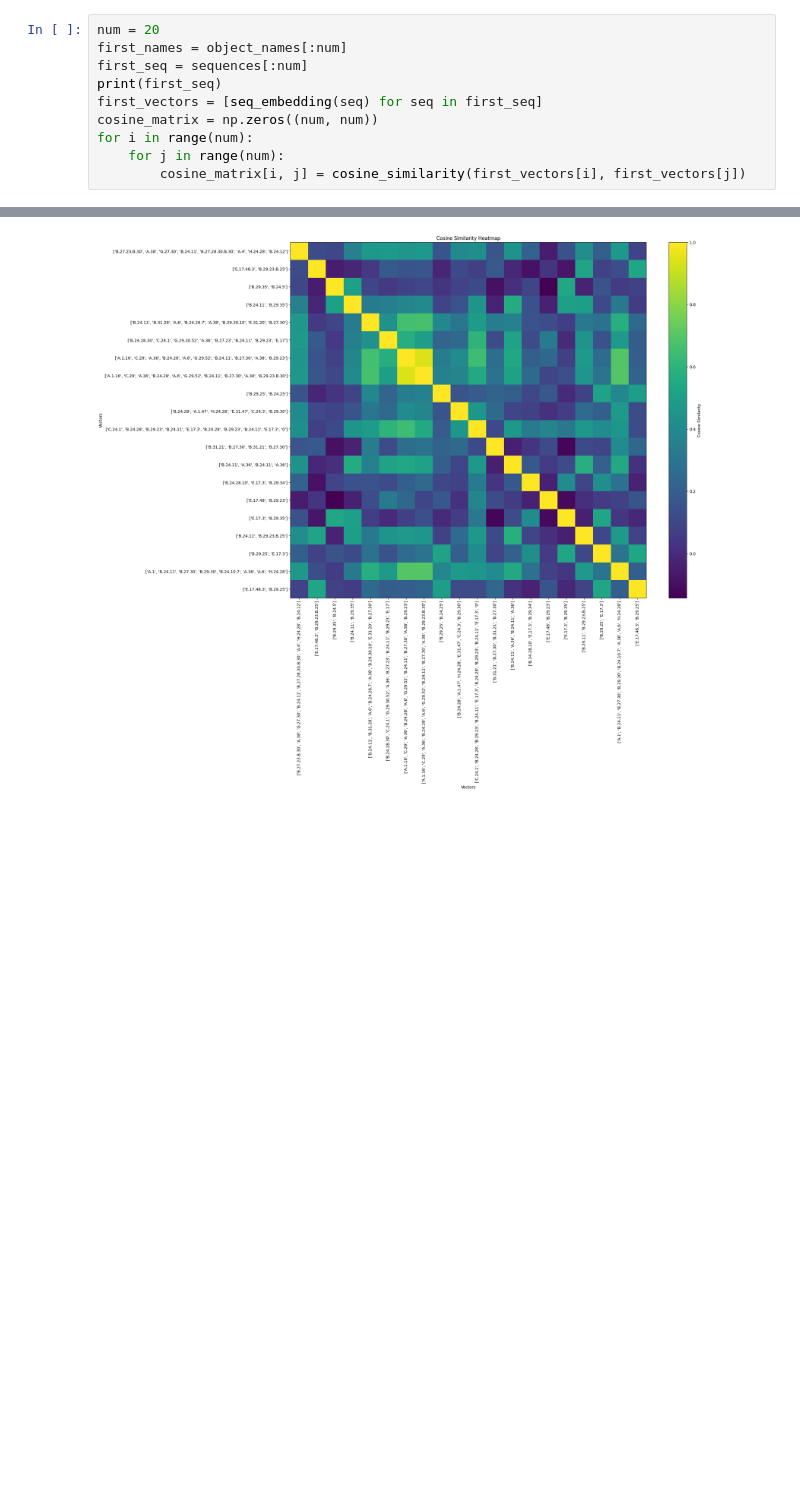
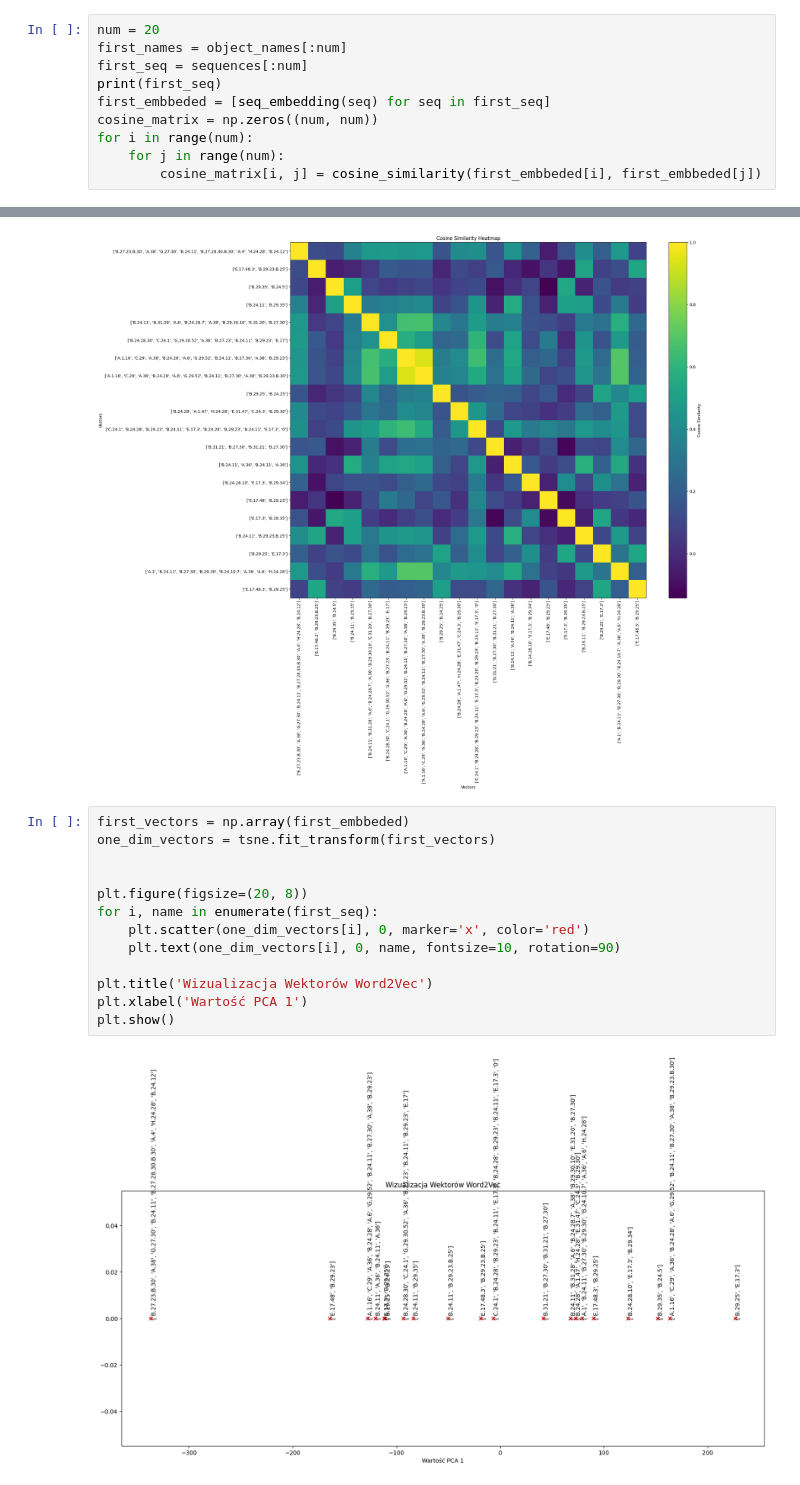
Before and after one commit to agentolek/Bootcamp-mini-hackathon-2024, a Jupyter notebook: Slodziaki/code/correlation.ipynb, the cells around one changed output, grey strips where cells are left out. Drawn from its saved outputs; the diff is of its cells as text; blank space fills up the shorter version.

```diff
--- a/Slodziaki/code/correlation.ipynb
+++ b/Slodziaki/code/correlation.ipynb
@@ -202,11 +203,11 @@ num = 20
 first_names = object_names[:num]
 first_seq = sequences[:num]
 print(first_seq)
-first_vectors = [seq_embedding(seq) for seq in first_seq]
+first_embbeded = [seq_embedding(seq) for seq in first_seq]
 cosine_matrix = np.zeros((num, num))
 for i in range(num):
     for j in range(num):
-        cosine_matrix[i, j] = cosine_similarity(first_vectors[i], first_vectors[j])
+        cosine_matrix[i, j] = cosine_similarity(first_embbeded[i], first_embbeded[j])
 # %% [output]
 [['B.27.23.B.30', 'A.38', 'G.27.30', 'B.24.11', 'B.27.28.30.B.30', 'A.4', 'H.24.28', 'B.24.12'], ['E.17.48.3', 'B.29.23.B.25'], ['B.29.35', 'B.24.5'], ['B.24.11', 'B.29.35'], ['B.24.11', 'B.31.28', 'A ...
 # %%
@@ -221,3 +222,18 @@ plt.yticks(np.arange(len(first_seq)), first_seq)
 plt.show()
 # %% [output]
 [figure]
+# %%
+first_vectors = np.array(first_embbeded)
+one_dim_vectors = tsne.fit_transform(first_vectors)
+
+
+plt.figure(figsize=(20, 8))
+for i, name in enumerate(first_seq):
+    plt.scatter(one_dim_vectors[i], 0, marker='x', color='red')
+    plt.text(one_dim_vectors[i], 0, name, fontsize=10, rotation=90)
+
+plt.title('Wizualizacja Wektorów Word2Vec')
+plt.xlabel('Wartość PCA 1')
+plt.show()
+# %% [output]
+[figure, added]
```
Also changed, not shown: parts of 4 cells of this notebook.
